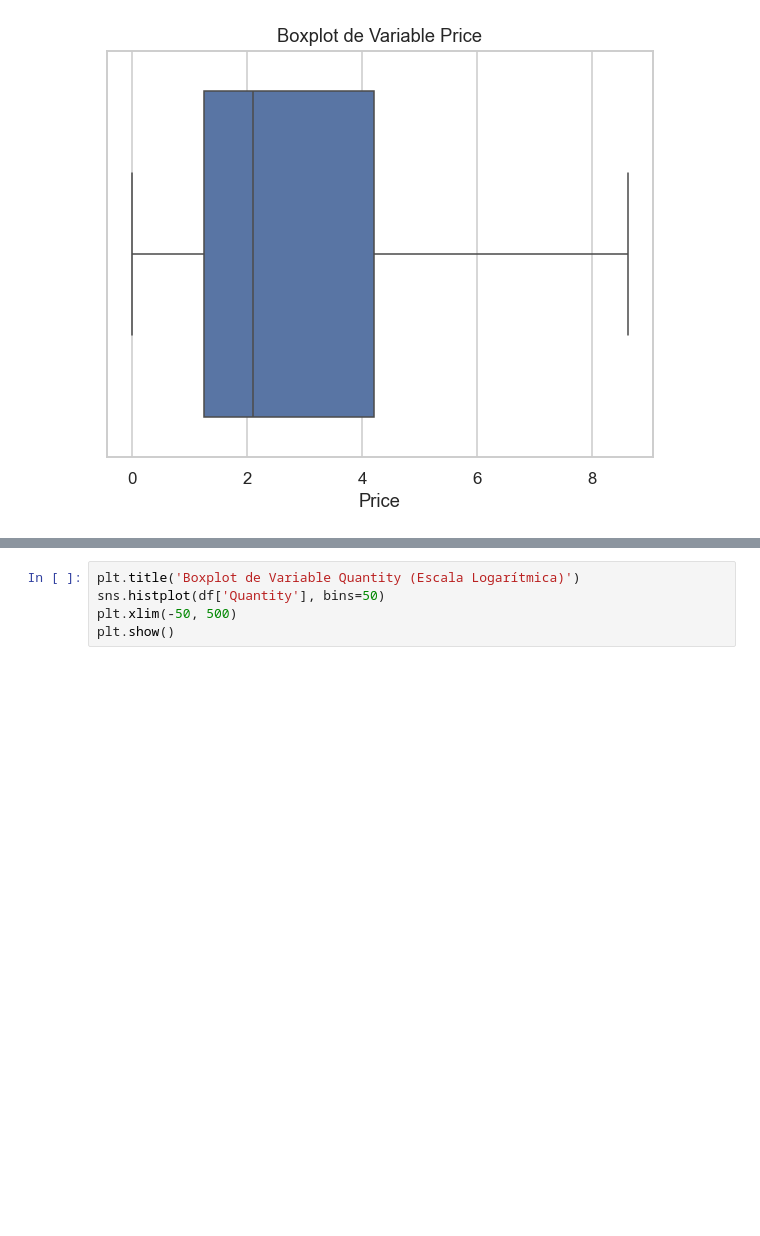
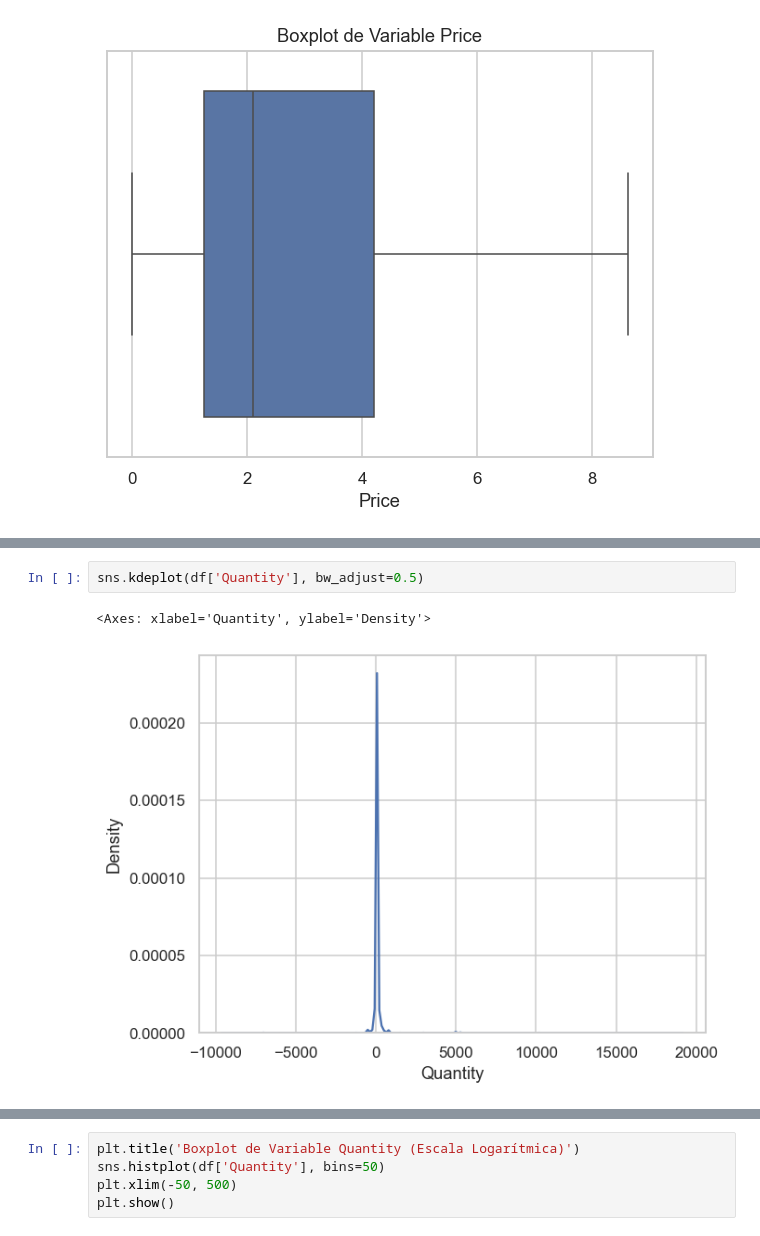
Before and after one commit to DaLeedev/CLTV_PROJECT, a Jupyter notebook: notebooks/01_Exploracion Inicial.ipynb, the cells around one changed output, grey strips where cells are left out. Saved outputs shown, nothing was run; the diff lists cells and outputs as text; blank space fills up the shorter version.

```diff
--- a/notebooks/01_Exploracion Inicial.ipynb
+++ b/notebooks/01_Exploracion Inicial.ipynb
@@ -160,0 +185,5 @@ plt.show()
+# %%
+sns.kdeplot(df['Quantity'], bw_adjust=0.5)
+# %% [output]
+<Axes: xlabel='Quantity', ylabel='Density'>
+[figure, added]
```
Also changed, not shown: parts of 10 cells of this notebook.
